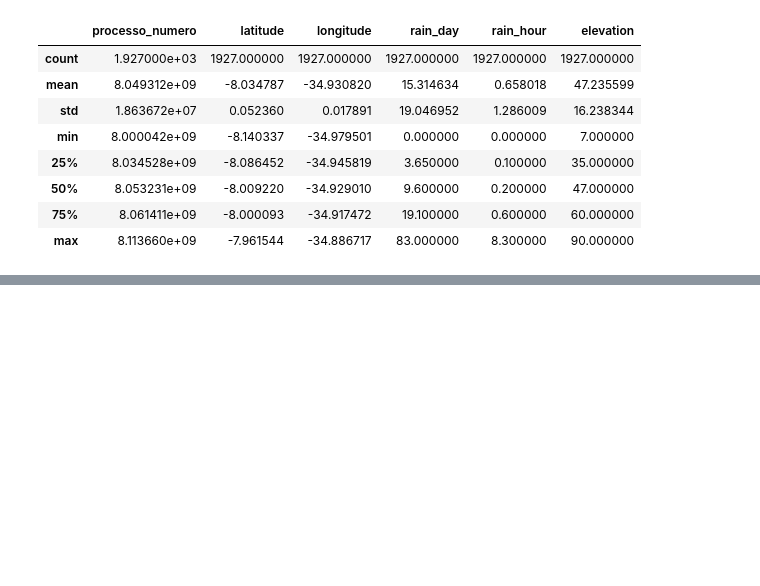
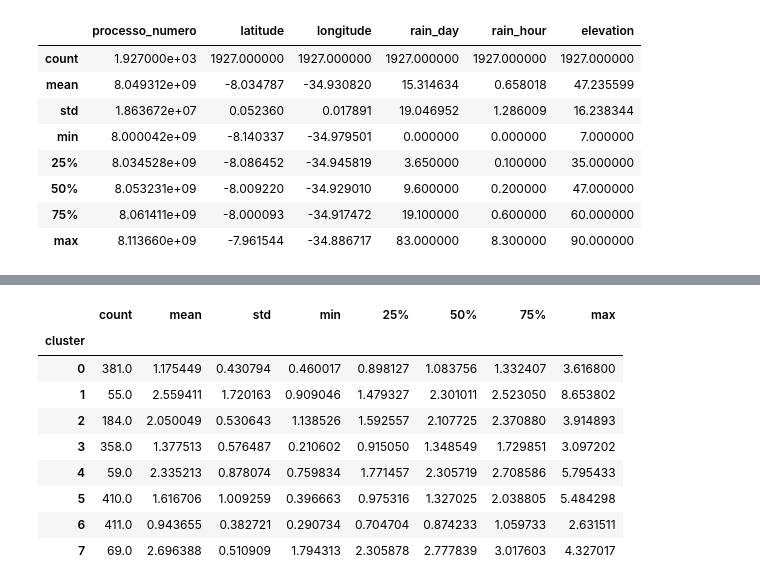
Before and after one commit to pedro-patriota/AI-for-LandSlide-prediction-, a Jupyter notebook: algorithm/clustering/k_means.ipynb, the cells around one changed output, grey strips where cells are left out. Drawn from its saved outputs; the diff is of its cells as text; code cells hidden in the pictures; blank space fills up the shorter version.

```diff
--- a/algorithm/clustering/k_means.ipynb
+++ b/algorithm/clustering/k_means.ipynb
@@ -183,0 +189,13 @@ df.head()
+# %%
+df.groupby(DataFrameConstants.CLUSTER)[DataFrameConstants.DISTANCE_TO_CENTROID].describe()
+# %% [output]
+|  | count | mean | std | min | 25% | 50% | 75% | max |
+| cluster |  |  |  |  |  |  |  |  |
+| 0 | 381.0 | 1.175449 | 0.430794 | 0.460017 | 0.898127 | 1.083756 | 1.332407 | 3.616800 |
+| 1 | 55.0 | 2.559411 | 1.720163 | 0.909046 | 1.479327 | 2.301011 | 2.523050 | 8.653802 |
+| 2 | 184.0 | 2.050049 | 0.530643 | 1.138526 | 1.592557 | 2.107725 | 2.370880 | 3.914893 |
+| 3 | 358.0 | 1.377513 | 0.576487 | 0.210602 | 0.915050 | 1.348549 | 1.729851 | 3.097202 |
+| 4 | 59.0 | 2.335213 | 0.878074 | 0.759834 | 1.771457 | 2.305719 | 2.708586 | 5.795433 |
+| 5 | 410.0 | 1.616706 | 1.009259 | 0.396663 | 0.975316 | 1.327025 | 2.038805 | 5.484298 |
+| 6 | 411.0 | 0.943655 | 0.382721 | 0.290734 | 0.704704 | 0.874233 | 1.059733 | 2.631511 |
+| 7 | 69.0 | 2.696388 | 0.510909 | 1.794313 | 2.305878 | 2.777839 | 3.017603 | 4.327017 |
```
Also changed, not shown: parts of 11 cells of this notebook, 22 other files.
